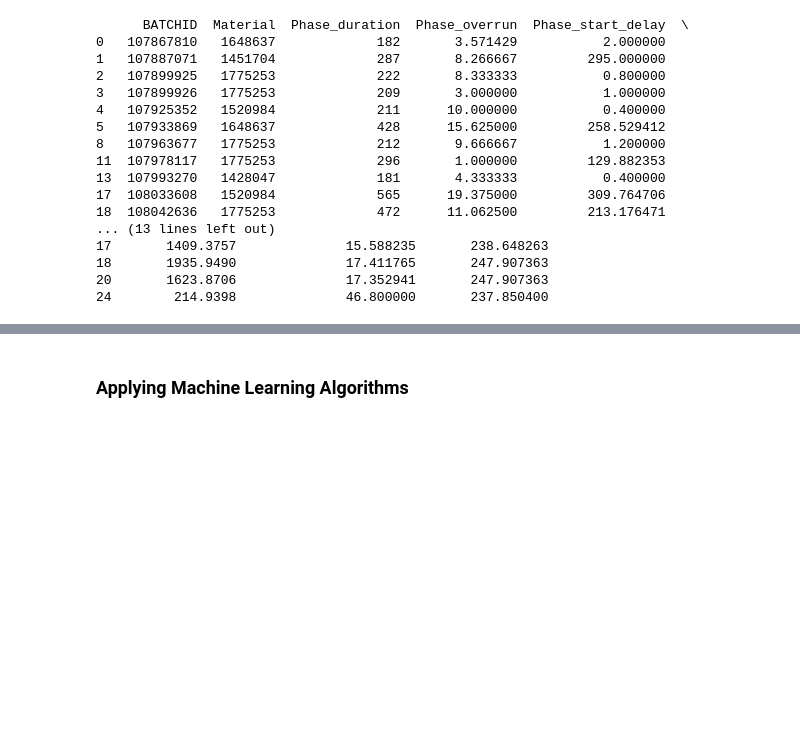
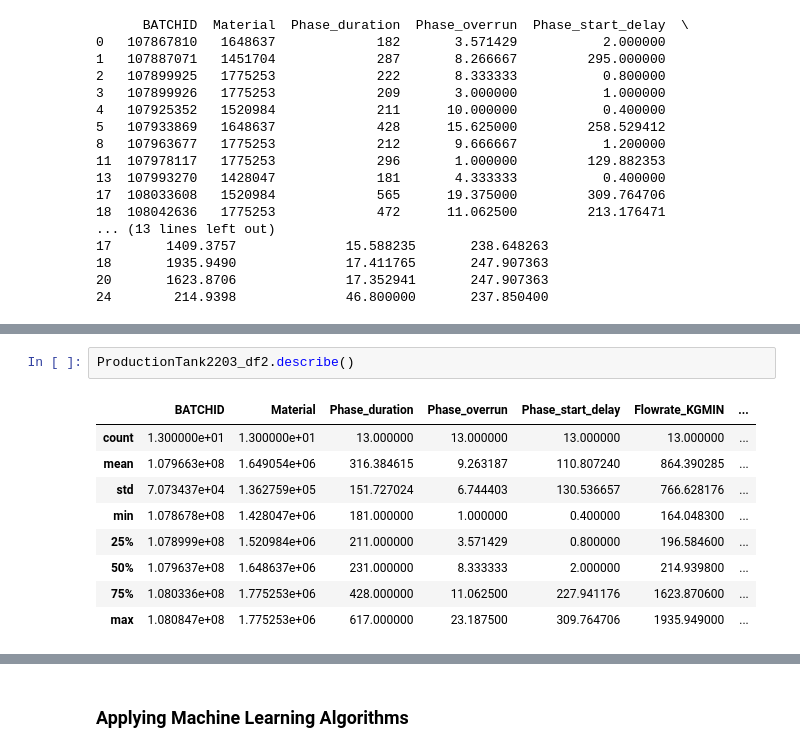
Before and after one commit to MichelleMoran431/Capstone---CCT, a Jupyter notebook: Python Working Notebooks/ProductionTank 2203.ipynb, the cells around one changed output, grey strips where cells are left out. Cells and saved outputs as stored; diff of their text form; blank space fills up the shorter version.

```diff
--- a/Python Working Notebooks/ProductionTank 2203.ipynb
+++ b/Python Working Notebooks/ProductionTank 2203.ipynb
@@ -279,3 +266,15 @@ print(ProductionTank2203_df2)
+# %%
+ProductionTank2203_df2.describe()
+# %% [output]
+|  | BATCHID | Material | Phase_duration | Phase_overrun | Phase_start_delay | Flowrate_KGMIN | ... |
+| count | 1.300000e+01 | 1.300000e+01 | 13.000000 | 13.000000 | 13.000000 | 13.000000 | ... |
+| mean | 1.079663e+08 | 1.649054e+06 | 316.384615 | 9.263187 | 110.807240 | 864.390285 | ... |
+| std | 7.073437e+04 | 1.362759e+05 | 151.727024 | 6.744403 | 130.536657 | 766.628176 | ... |
+| min | 1.078678e+08 | 1.428047e+06 | 181.000000 | 1.000000 | 0.400000 | 164.048300 | ... |
+| 25% | 1.078999e+08 | 1.520984e+06 | 211.000000 | 3.571429 | 0.800000 | 196.584600 | ... |
+| 50% | 1.079637e+08 | 1.648637e+06 | 231.000000 | 8.333333 | 2.000000 | 214.939800 | ... |
+| 75% | 1.080336e+08 | 1.775253e+06 | 428.000000 | 11.062500 | 227.941176 | 1623.870600 | ... |
+| max | 1.080847e+08 | 1.775253e+06 | 617.000000 | 23.187500 | 309.764706 | 1935.949000 | ... |
 # %%
 # Scaling numerical variables (if needed)
 from sklearn.preprocessing import StandardScaler
```
Also changed, not shown: parts of 16 cells of this notebook, 17 other files.
